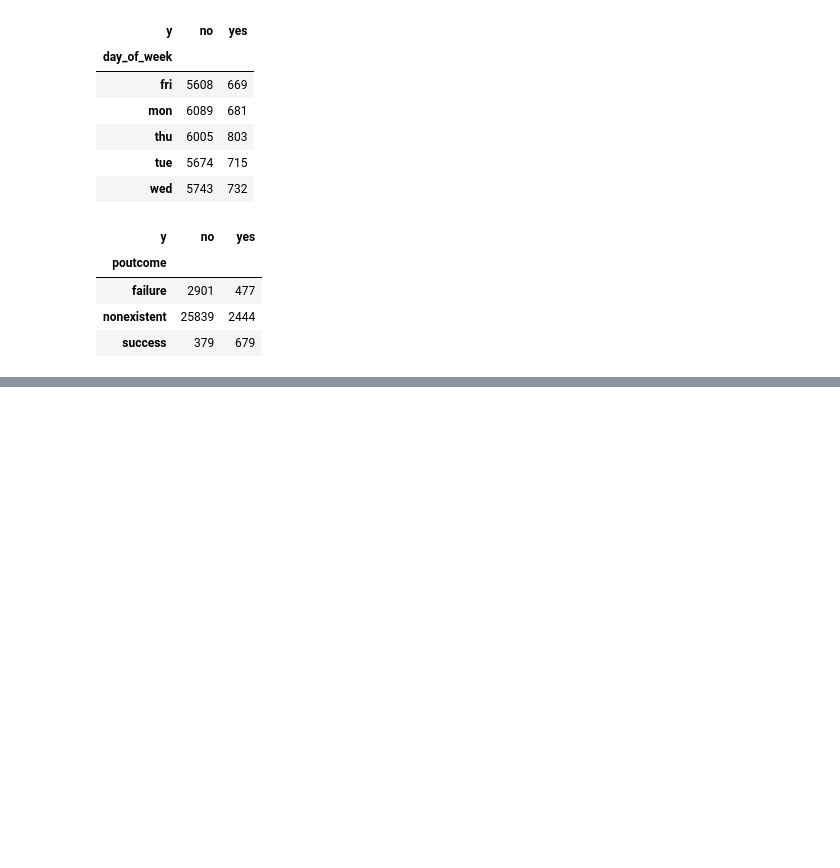
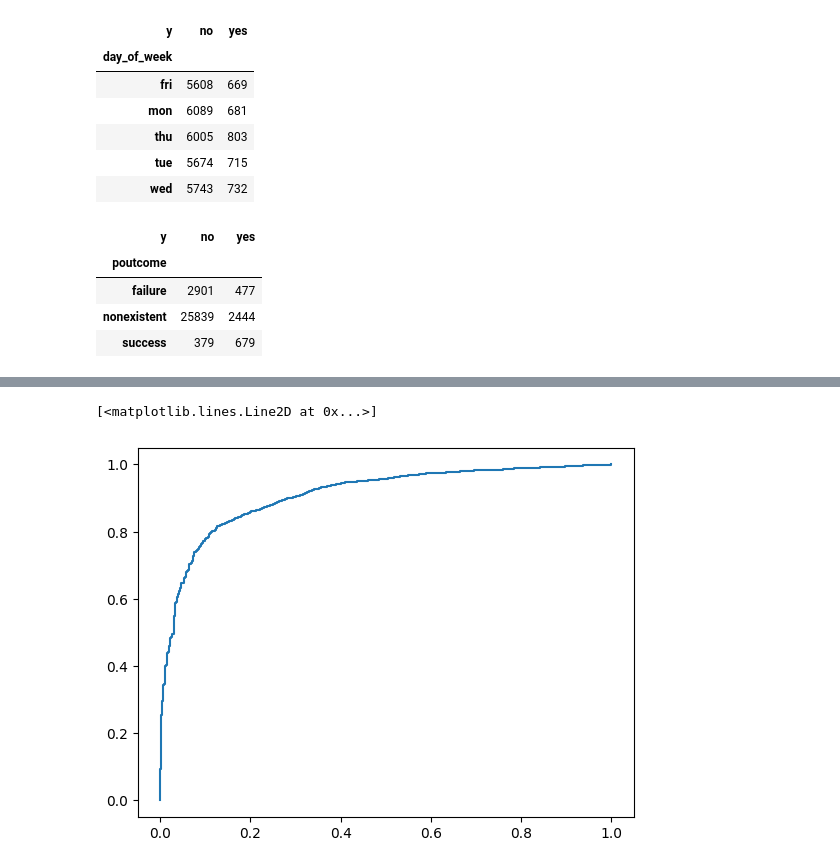
Before and after one commit to Aimal10/schulich_data_science_1, a Jupyter notebook: Knn_prac.ipynb, the cells around one changed output, grey strips where cells are left out. Drawn from its saved outputs; the diff is of its cells as text; code cells hidden in the pictures; blank space fills up the shorter version.

```diff
--- a/Knn_prac.ipynb
+++ b/Knn_prac.ipynb
@@ -419,0 +546,7 @@ df.groupby(['poutcome', 'y'])['age'].count().unstack()
+# %%
+X_train, X_test, y_train, y_test = train_test_split(np.array(new_df.iloc[:,:50]), np.array(new_df.iloc[:,50]), test_size=0.2, random_state=123)
+# %%
+log.fit(X_train, y_train)
+nb.fit(X_train, y_train)
+knn.fit(X_train, y_train)
+svc.fit(X_train, y_train)
@@ -419,0 +587,2 @@ df.groupby(['poutcome', 'y'])['age'].count().unstack()
+# %%
+pred_l_prob =log.predict_proba(X_test)
@@ -419,0 +599,7 @@ df.groupby(['poutcome', 'y'])['age'].count().unstack()
+# %%
+fpr, tpr, thresholds =roc_curve(y_test, pred_l_prob[:,1])
+# %%
+plt.plot(fpr,tpr)
+# %% [output]
+[<matplotlib.lines.Line2D at 0x...>]
+[figure, added]
```
Also changed, not shown: parts of 30 cells of this notebook, 1 other file.
